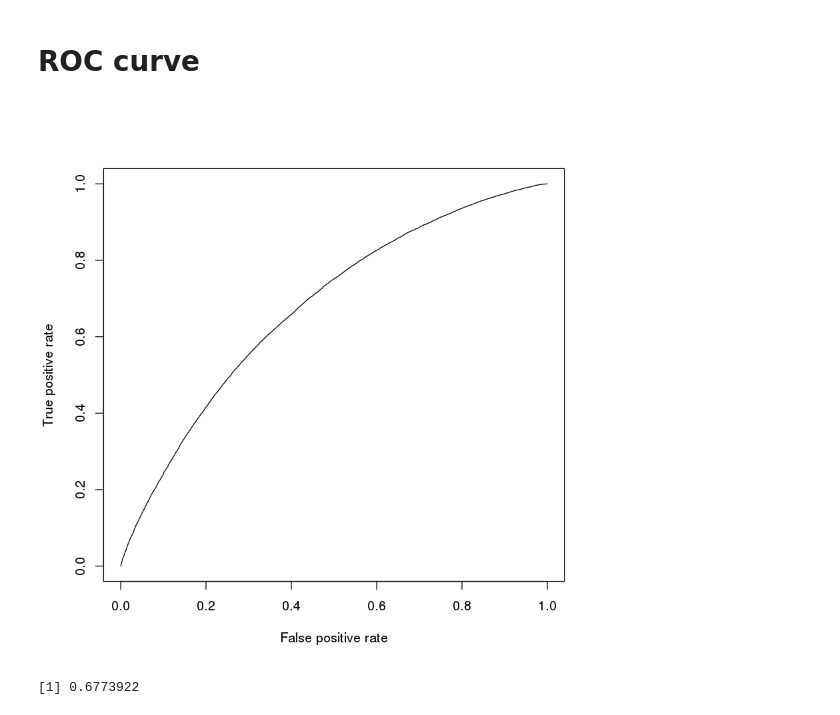
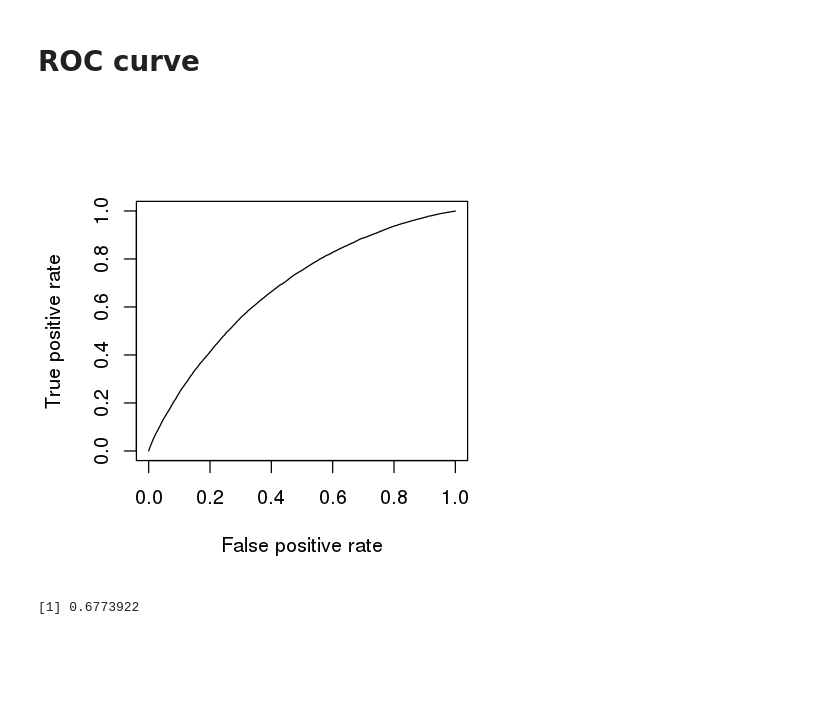
Before and after one commit to RenNY123/Loan, a Jupyter notebook: loan_R.ipynb, the cells around one changed output. Cells and saved outputs as stored; diff of their text form; code cells hidden in the pictures; blank space fills up the shorter version.

```diff
--- a/loan_R.ipynb
+++ b/loan_R.ipynb
@@ -403,7 +425,7 @@ for (i in 1:dim(loan_use)[2]){
 # %%
-train=loan_use[1:214200,]
+train_df=loan_use[1:214200,]
 # %%
-test=loan_use[214201:285600,]
+test_df=loan_use[214201:285600,]
 # %% [markdown]
 # Step3 Start training
 # %%
@@ -433,13 +455,14 @@ Number of Fisher Scoring iterations: 8
 # %% [markdown]
 # ROC curve
 # %%
+options(repr.plot.width = 4, repr.plot.height = 4)
 library(ROCR)
 p <- predict(model, newdata=test, type="response")
 pr <- prediction(p, test$target)
 prf <- performance(pr, measure = "tpr", x.measure = "fpr")
 plot(prf)
 # %% [output]
-[figure, old version]
+[figure, new version]
 # %%
 auc <- performance(pr, measure = "auc")
 auc <- auc@y.values[[1]]
```
Also changed, not shown: parts of 14 cells of this notebook.
